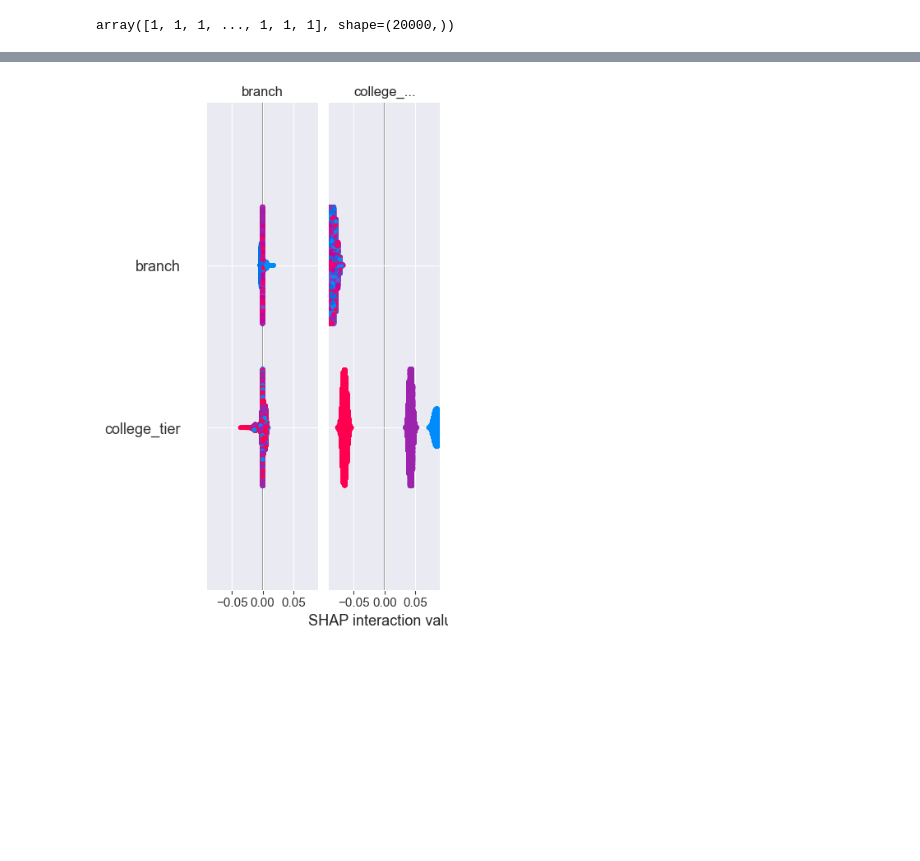
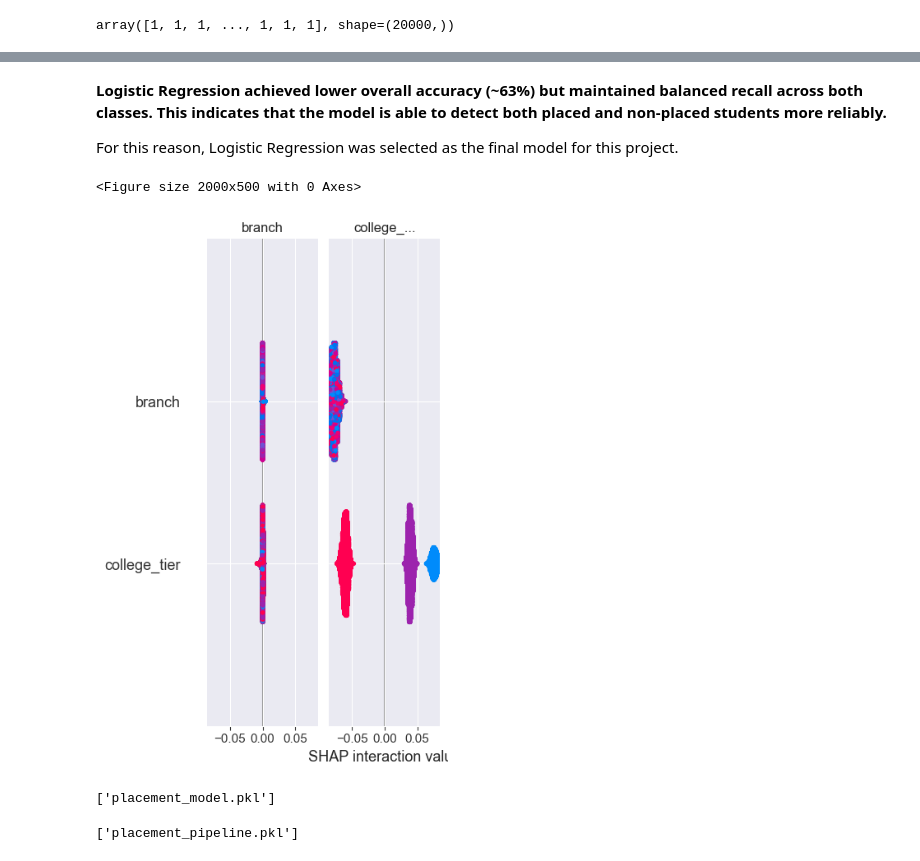
Before and after one commit to kaymansrinivasan/Machine_Learning, a Jupyter notebook: .ipynb/student_placement_prediction.ipynb, the cells around one changed output, grey strips where cells are left out. Drawn from its saved outputs; the diff is of its cells as text; code cells hidden in the pictures; blank space fills up the shorter version.

Commit message:
Has made new project

```diff
--- a/.ipynb/student_placement_prediction.ipynb
+++ b/.ipynb/student_placement_prediction.ipynb
@@ -482,15 +512,15 @@ x1 = df[['college_tier', 'backlogs', 'dsa_score', 'internships',
 # %%
-x_train, x_test, y_cal_train, y_cal_test = train_test_split(x, y_cal, test_size=0.2, random_state=42)
+x1_train, x1_test, y_cal_train, y_cal_test = train_test_split(x1, y_cal, test_size=0.2, random_state=42)
 # %%
-rf.fit(x_train, y_cal_train)
+rf.fit(x1_train, y_cal_train)
 # %% [output]
 RandomForestClassifier(max_depth=5)
 # %%
-dt.fit(x_train, y_cal_train)
+dt.fit(x1_train, y_cal_train)
 # %% [output]
 DecisionTreeClassifier(max_depth=5)
 # %%
-lr.fit(x_train, y_cal_train)
+lr.fit(x1_train, y_cal_train)
 # %% [output]
 LogisticRegression(C=0.1, class_weight='balanced', max_iter=10000)
 # %%
@@ -627,10 +587,27 @@ plt.show()
+# %% [markdown]
+**Logistic Regression achieved lower overall accuracy (~63%) but maintained balanced recall across both classes. This indicates that the model is able to detect both placed and non-placed students more reliably.**
+
+For this reason, Logistic Regression was selected as the final model for this project.
 # %%
 import shap
 
 explainer = shap.TreeExplainer(rf)
-shap_values = explainer.shap_values(x_train)
-
-shap.summary_plot(shap_values, x_train)
+shap_values = explainer.shap_values(x1_train)
+plt.figure(figsize=(20,5))
+shap.summary_plot(shap_values, x1_train)
 plt.show()
 # %% [output]
+<Figure size 2000x500 with 0 Axes>
-[figure, old version]
+[figure, new version]
+# %%
+import joblib as jb
+
+jb.dump(lr, "placement_model.pkl")
+# %% [output]
+['placement_model.pkl']
+# %%
+import joblib
+
+joblib.dump(pipeline1, "placement_pipeline.pkl")
+# %% [output]
+['placement_pipeline.pkl']
```
Also changed, not shown: parts of 54 cells of this notebook, 2 other files.
